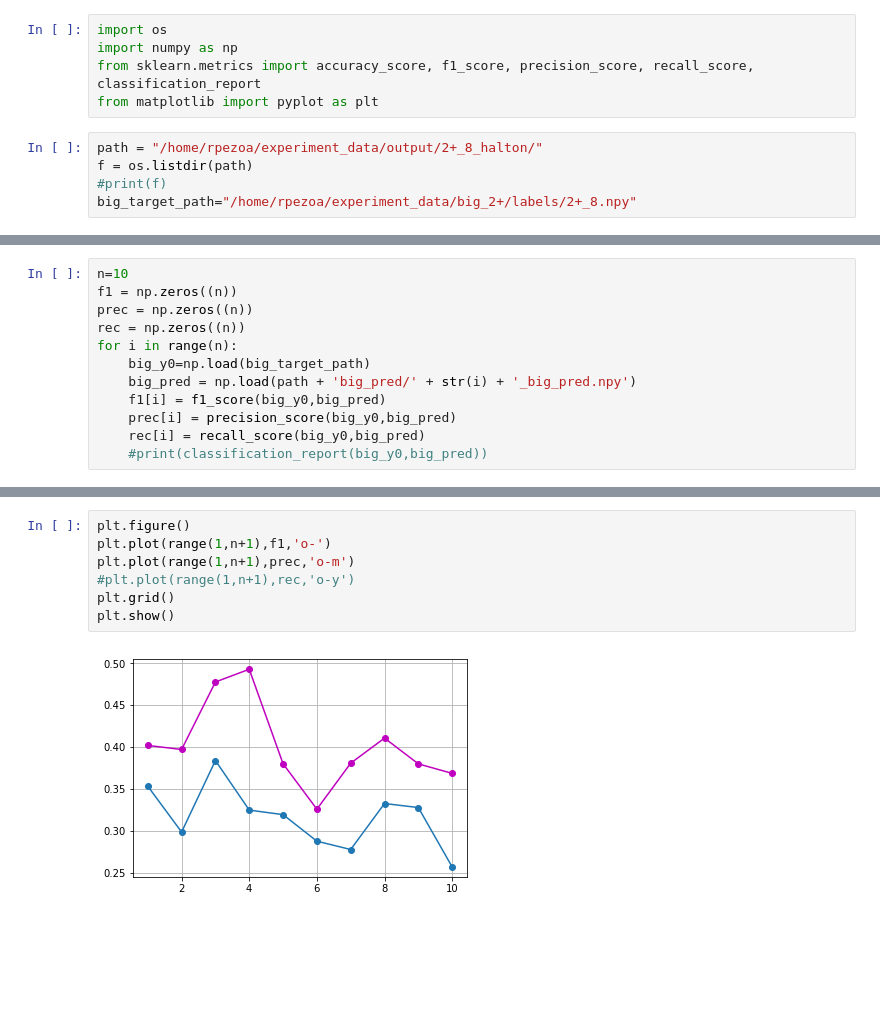
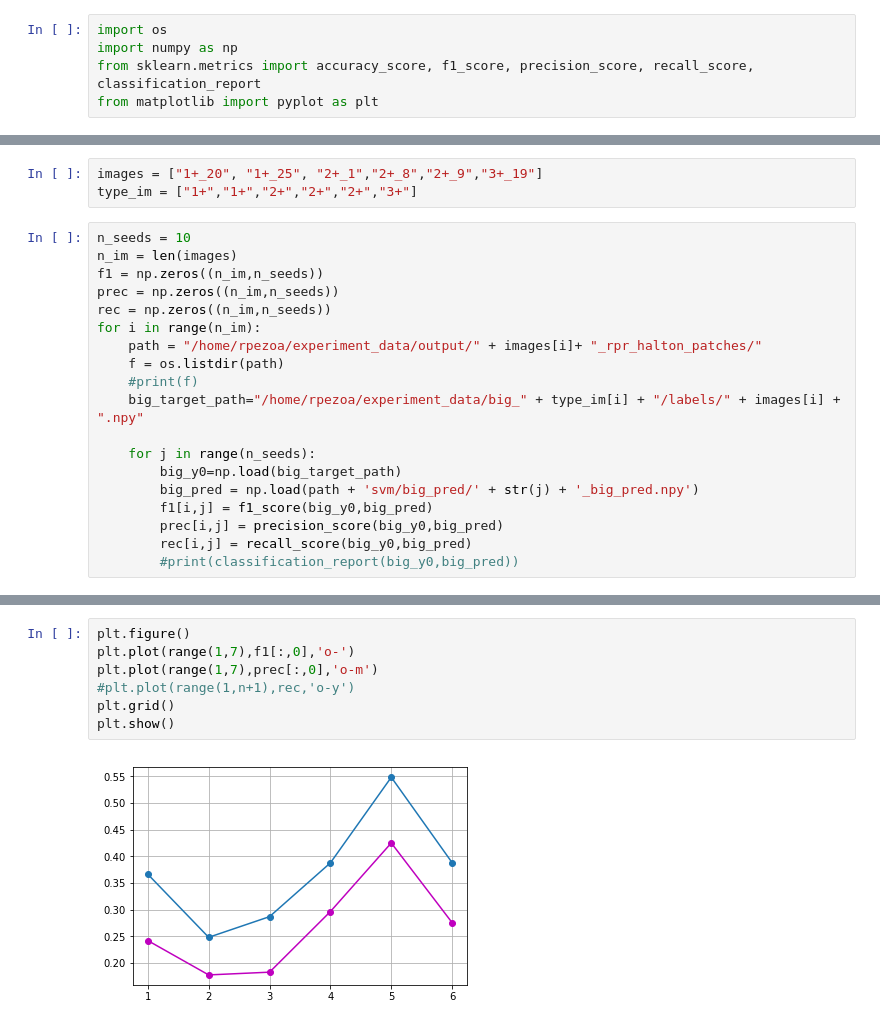
Before and after one commit to rpezoa/her2Segmentation, a Jupyter notebook: notebooks/halton_patch.ipynb, the cells around one changed output, grey strips where cells are left out. Saved outputs shown, nothing was run; the diff lists cells and outputs as text; blank space fills up the shorter version.

```diff
--- a/notebooks/halton_patch.ipynb
+++ b/notebooks/halton_patch.ipynb
@@ -5,8 +5,3 @@ import os
 import numpy as np
 from sklearn.metrics import accuracy_score, f1_score, precision_score, recall_score, classification_report
 from matplotlib import pyplot as plt
-# %%
-path = "/home/rpezoa/experiment_data/output/2+_8_halton/"
-f = os.listdir(path)
-#print(f)
-big_target_path="/home/rpezoa/experiment_data/big_2+/labels/2+_8.npy"
@@ -13,12 +10,22 @@ big_target_path="/home/rpezoa/experiment_data/big_2+/labels/2+_8.npy"
+# %%
+images = ["1+_20", "1+_25", "2+_1","2+_8","2+_9","3+_19"]
+type_im = ["1+","1+","2+","2+","2+","3+"]
 # %%
-n=10
-f1 = np.zeros((n))
-prec = np.zeros((n))
-rec = np.zeros((n))
-for i in range(n):
-    big_y0=np.load(big_target_path)
-    big_pred = np.load(path + 'big_pred/' + str(i) + '_big_pred.npy')
-    f1[i] = f1_score(big_y0,big_pred)
-    prec[i] = precision_score(big_y0,big_pred)
-    rec[i] = recall_score(big_y0,big_pred)
-    #print(classification_report(big_y0,big_pred))
+n_seeds = 10
+n_im = len(images)
+f1 = np.zeros((n_im,n_seeds))
+prec = np.zeros((n_im,n_seeds))
+rec = np.zeros((n_im,n_seeds))
+for i in range(n_im):
+    path = "/home/rpezoa/experiment_data/output/" + images[i]+ "_rpr_halton_patches/"
+    f = os.listdir(path)
+    #print(f)
+    big_target_path="/home/rpezoa/experiment_data/big_" + type_im[i] + "/labels/" + images[i] + ".npy"
+
+    for j in range(n_seeds):
+        big_y0=np.load(big_target_path)
+        big_pred = np.load(path + 'svm/big_pred/' + str(j) + '_big_pred.npy')
+        f1[i,j] = f1_score(big_y0,big_pred)
+        prec[i,j] = precision_score(big_y0,big_pred)
+        rec[i,j] = recall_score(big_y0,big_pred)
+        #print(classification_report(big_y0,big_pred))
@@ -29,11 +50,11 @@ f1.mean(),prec.mean(),rec.mean()
 # %%
 plt.figure()
-plt.plot(range(1,n+1),f1,'o-')
-plt.plot(range(1,n+1),prec,'o-m')
+plt.plot(range(1,7),f1[:,0],'o-')
+plt.plot(range(1,7),prec[:,0],'o-m')
 #plt.plot(range(1,n+1),rec,'o-y')
 plt.grid()
 plt.show()
 # %% [output]
-[figure, old version]
+[figure, new version]
 # %%
 plt.figure()
```
Also changed, not shown: parts of 15 cells of this notebook, 1 other file.
